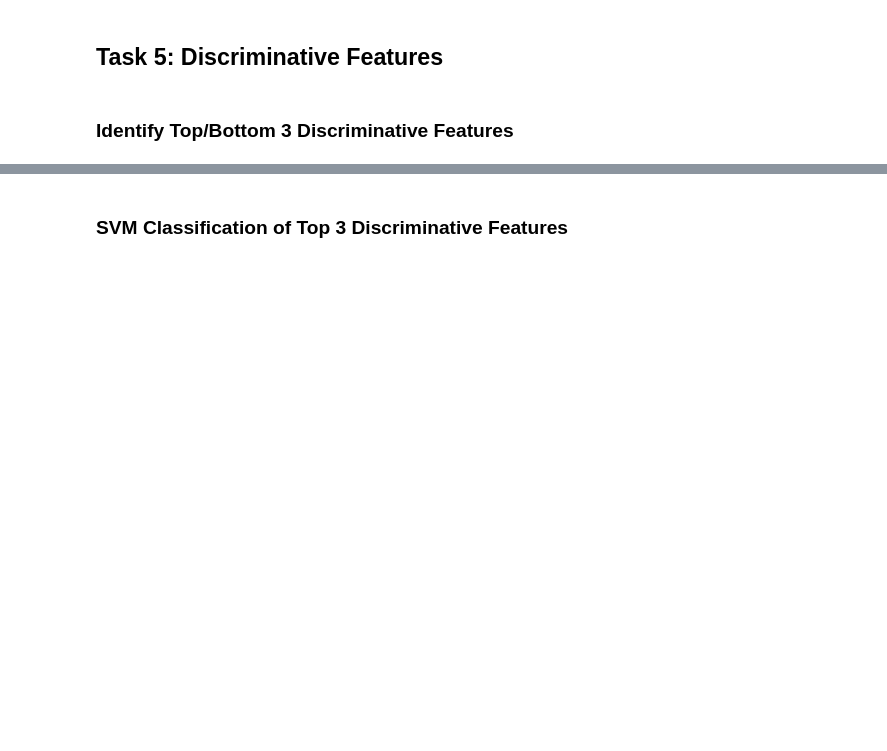
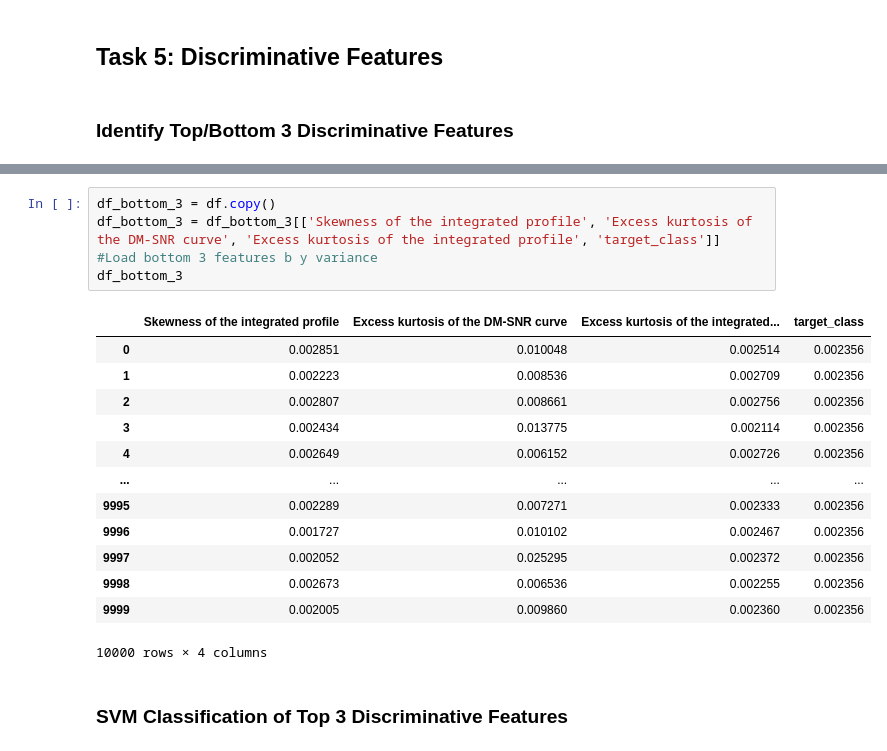
Before and after one commit to dandex200/COMP47490_Machine_Learning, a Jupyter notebook: Assignment_1/ML_A1.ipynb, the cells around one changed output, grey strips where cells are left out. Saved outputs shown, nothing was run; the diff lists cells and outputs as text; blank space fills up the shorter version.

```diff
--- a/Assignment_1/ML_A1.ipynb
+++ b/Assignment_1/ML_A1.ipynb
@@ -598,2 +655,20 @@ Text
+# %%
+df_bottom_3 = df.copy()
+df_bottom_3 = df_bottom_3[['Skewness of the integrated profile', 'Excess kurtosis of the DM-SNR curve', 'Excess kurtosis of the integrated profile', 'target_class']] #Load bottom 3 features b y variance
+df_bottom_3
+# %% [output]
+|  | Skewness of the integrated profile | Excess kurtosis of the DM-SNR curve | Excess kurtosis of the integrated... | target_class |
+| 0 | 0.002851 | 0.010048 | 0.002514 | 0.002356 |
+| 1 | 0.002223 | 0.008536 | 0.002709 | 0.002356 |
+| 2 | 0.002807 | 0.008661 | 0.002756 | 0.002356 |
+| 3 | 0.002434 | 0.013775 | 0.002114 | 0.002356 |
+| 4 | 0.002649 | 0.006152 | 0.002726 | 0.002356 |
+| ... | ... | ... | ... | ... |
+| 9995 | 0.002289 | 0.007271 | 0.002333 | 0.002356 |
+| 9996 | 0.001727 | 0.010102 | 0.002467 | 0.002356 |
+| 9997 | 0.002052 | 0.025295 | 0.002372 | 0.002356 |
+| 9998 | 0.002673 | 0.006536 | 0.002255 | 0.002356 |
+| 9999 | 0.002005 | 0.009860 | 0.002360 | 0.002356 |
+10000 rows × 4 columns
 # %% [markdown]
 ### SVM Classification of Top 3 Discriminative Features
```
Also changed, not shown: parts of 66 cells of this notebook, 1 other file.
